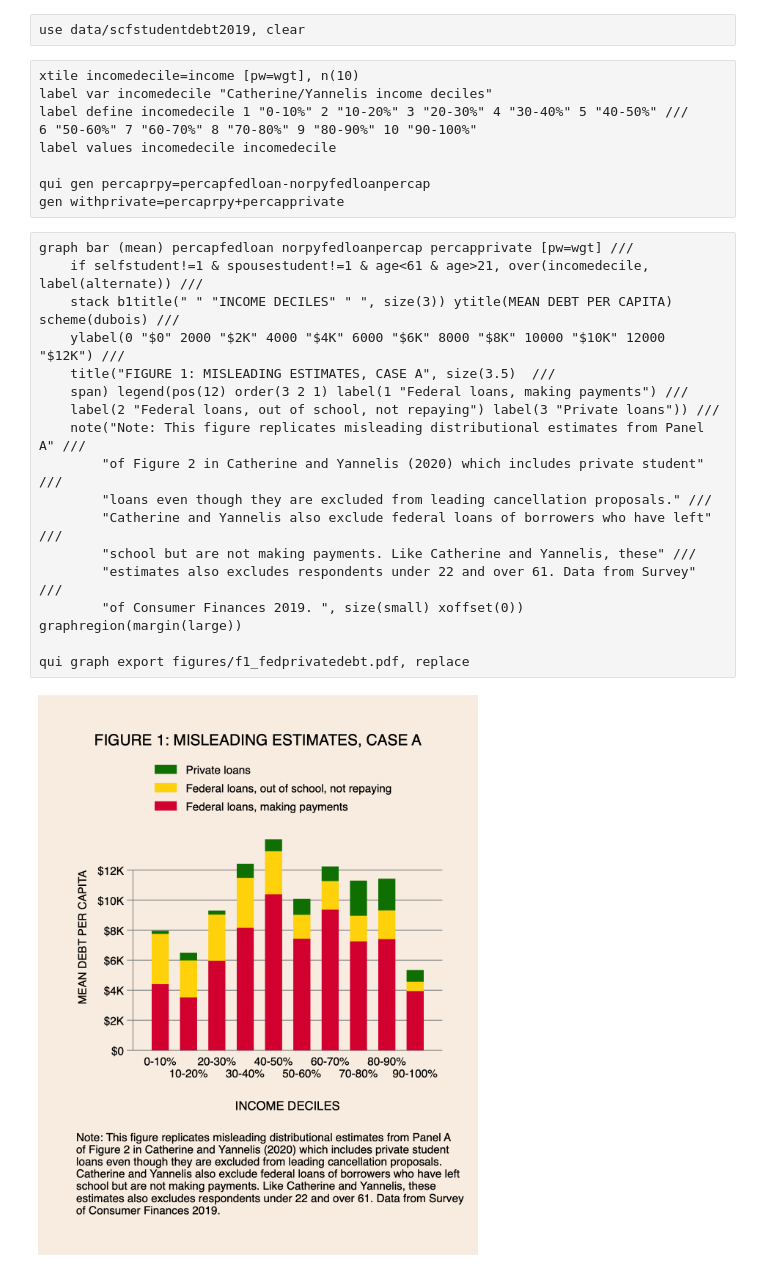
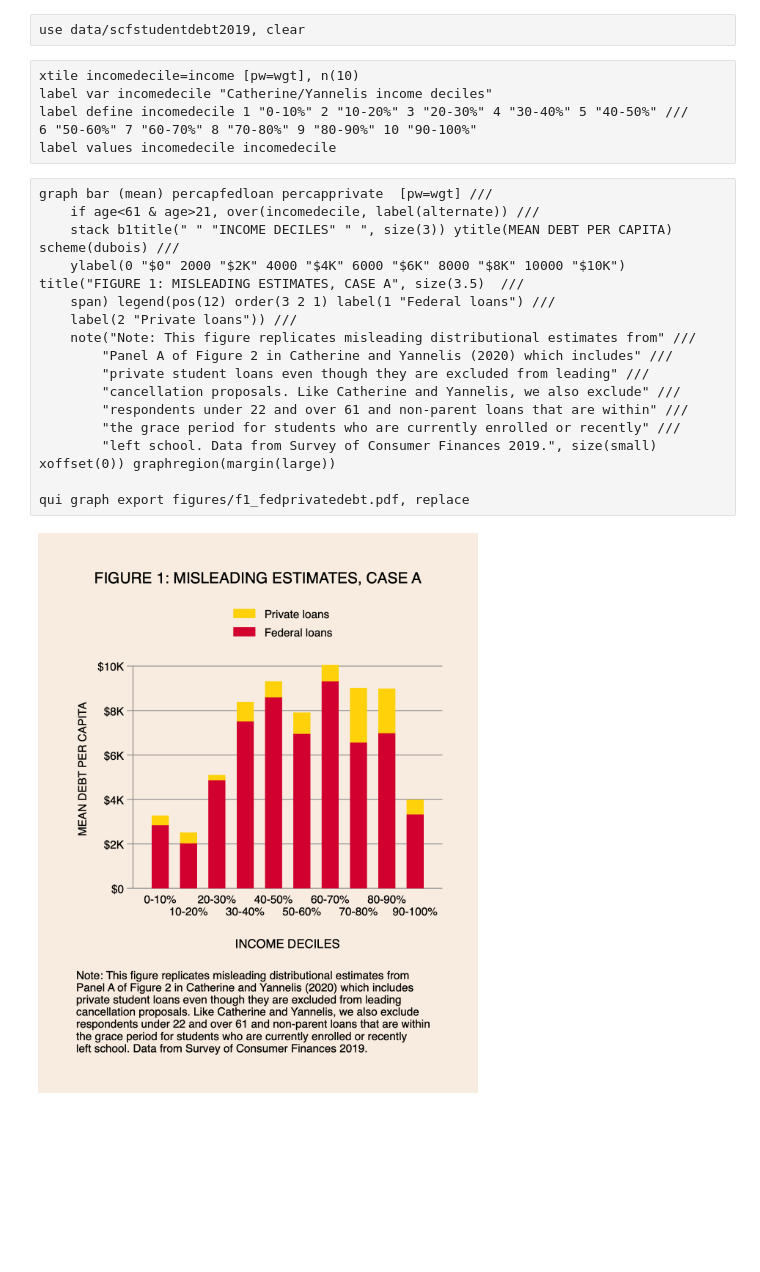
Before and after one commit to charlieeatonphd/debtcancellation, a Jupyter notebook: f1_fedprivatedebt.ipynb, the cells around one changed output. Drawn from its saved outputs; the diff is of its cells as text; blank space fills up the shorter version.

```diff
--- a/f1_fedprivatedebt.ipynb
+++ b/f1_fedprivatedebt.ipynb
@@ -19,25 +19,21 @@ label var incomedecile "Catherine/Yannelis income deciles"
 label define incomedecile 1 "0-10%" 2 "10-20%" 3 "20-30%" 4 "30-40%" 5 "40-50%" ///
 6 "50-60%" 7 "60-70%" 8 "70-80%" 9 "80-90%" 10 "90-100%"
 label values incomedecile incomedecile
-
-qui gen percaprpy=percapfedloan-norpyfedloanpercap
-gen withprivate=percaprpy+percapprivate
 # %%
-graph bar (mean) percapfedloan norpyfedloanpercap percapprivate [pw=wgt] ///
-    if selfstudent!=1 & spousestudent!=1 & age<61 & age>21, over(incomedecile, label(alternate)) ///
+graph bar (mean) percapfedloan percapprivate  [pw=wgt] ///
+    if age<61 & age>21, over(incomedecile, label(alternate)) ///
     stack b1title(" " "INCOME DECILES" " ", size(3)) ytitle(MEAN DEBT PER CAPITA) scheme(dubois) ///
-    ylabel(0 "$0" 2000 "$2K" 4000 "$4K" 6000 "$6K" 8000 "$8K" 10000 "$10K" 12000 "$12K") ///
-    title("FIGURE 1: MISLEADING ESTIMATES, CASE A", size(3.5)  ///
-    span) legend(pos(12) order(3 2 1) label(1 "Federal loans, making payments") ///
-    label(2 "Federal loans, out of school, not repaying") label(3 "Private loans")) ///
-    note("Note: This figure replicates misleading distributional estimates from Panel A" ///
-        "of Figure 2 in Catherine and Yannelis (2020) which includes private student" ///
-        "loans even though they are excluded from leading cancellation proposals." ///
-        "Catherine and Yannelis also exclude federal loans of borrowers who have left" ///
-        "school but are not making payments. Like Catherine and Yannelis, these" ///
-        "estimates also excludes respondents under 22 and over 61. Data from Survey" ///
-        "of Consumer Finances 2019. ", size(small) xoffset(0)) graphregion(margin(large))
+    ylabel(0 "$0" 2000 "$2K" 4000 "$4K" 6000 "$6K" 8000 "$8K" 10000 "$10K") title("FIGURE 1: MISLEADING ESTIMATES, CASE A", size(3.5)  ///
+    span) legend(pos(12) order(3 2 1) label(1 "Federal loans") ///
+    label(2 "Private loans")) ///
+    note("Note: This figure replicates misleading distributional estimates from" ///
+        "Panel A of Figure 2 in Catherine and Yannelis (2020) which includes" ///
+        "private student loans even though they are excluded from leading" ///
+        "cancellation proposals. Like Catherine and Yannelis, we also exclude" ///
+        "respondents under 22 and over 61 and non-parent loans that are within" ///
+        "the grace period for students who are currently enrolled or recently" ///
+        "left school. Data from Survey of Consumer Finances 2019.", size(small) xoffset(0)) graphregion(margin(large))
 
 qui graph export figures/f1_fedprivatedebt.pdf, replace
 # %% [output]
-[figure, old version]
+[figure, new version]
```
Also changed, not shown: parts of 3 cells of this notebook, 16 other files.
